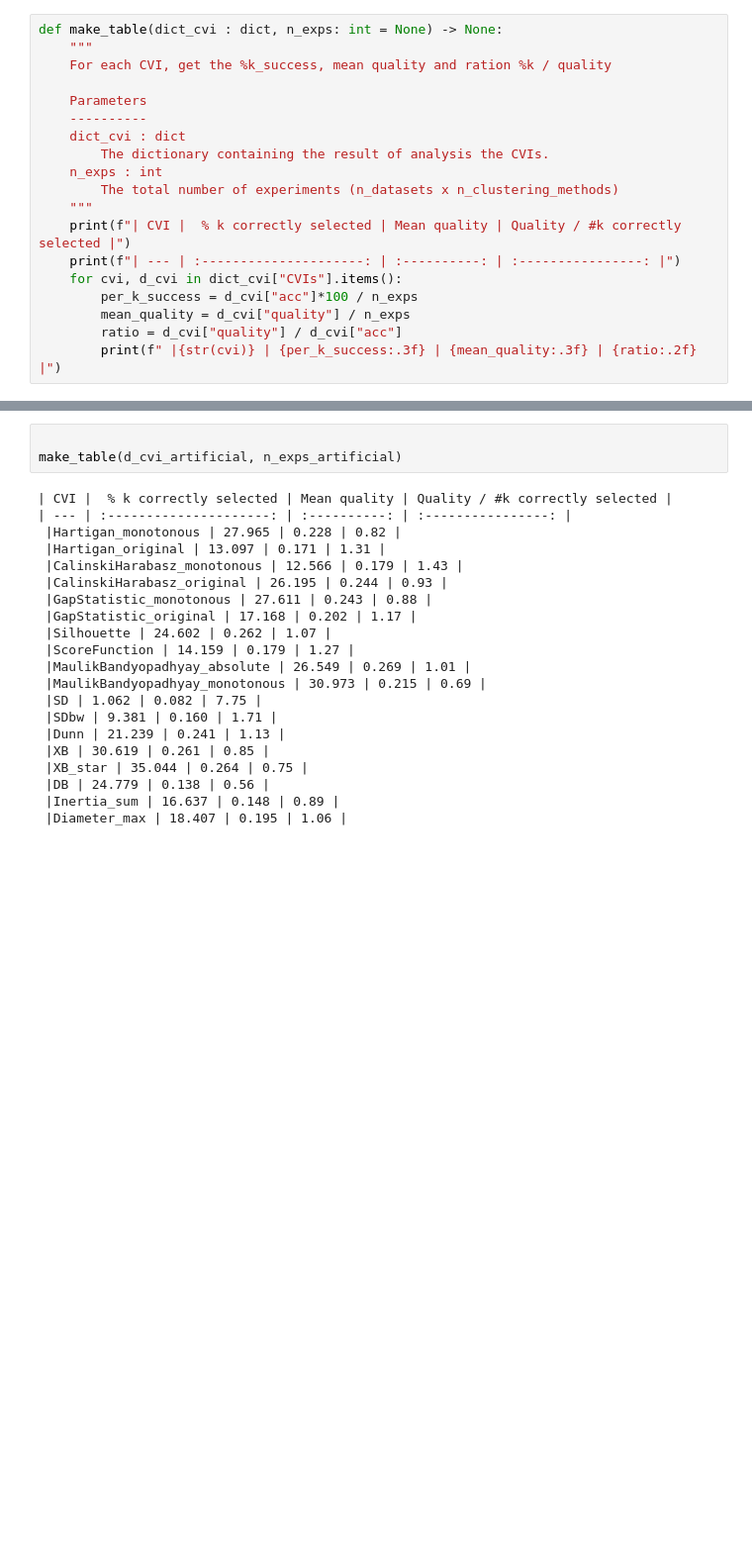
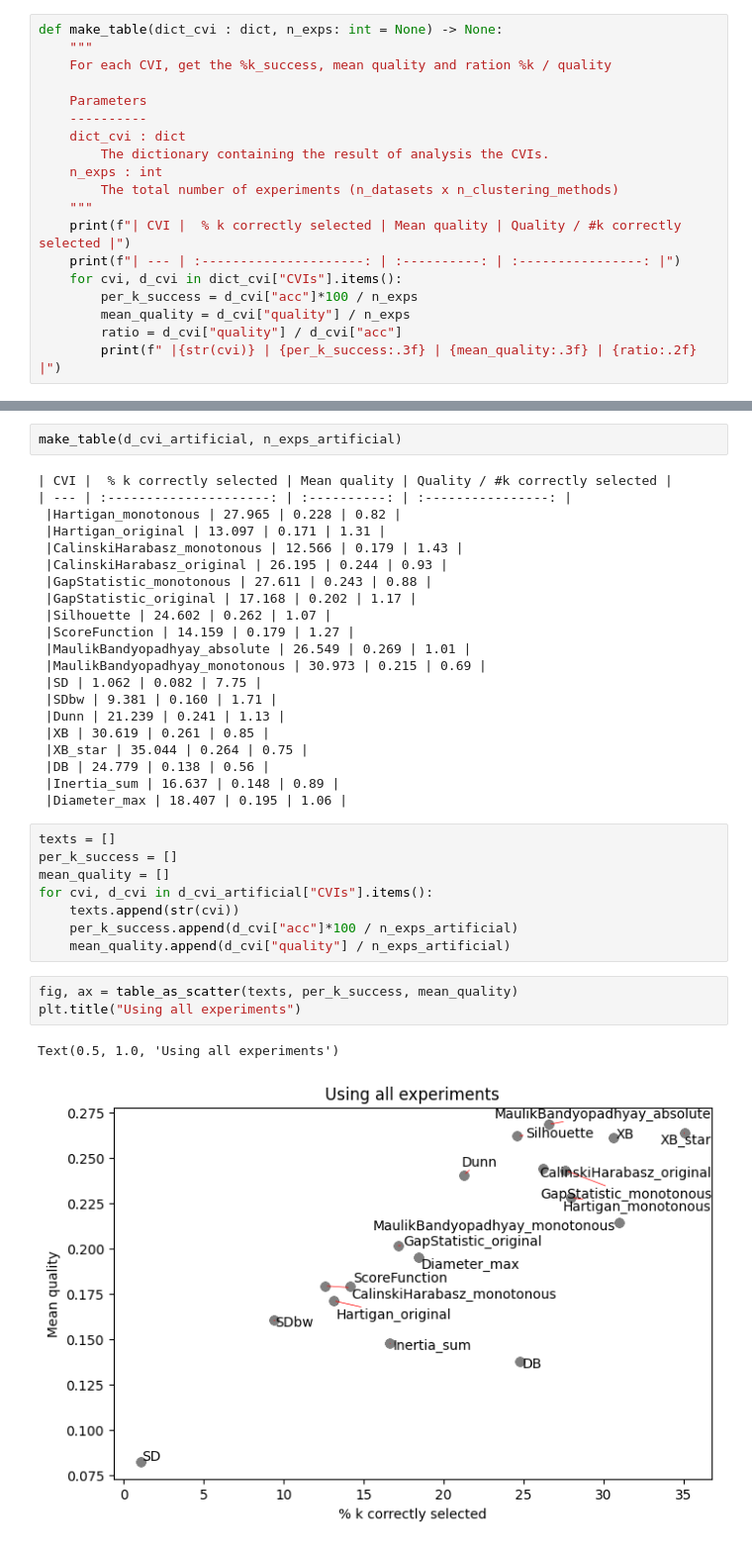
Before and after one commit to nglm/clusterexp, a Jupyter notebook: clusterexp/figure_paper.ipynb, the cells around one changed output, grey strips where cells are left out. Shown at 99% size. Cells and saved outputs as stored; diff of their text form; blank space fills up the shorter version.

Commit message:
added misclassified plots

```diff
--- a/clusterexp/figure_paper.ipynb
+++ b/clusterexp/figure_paper.ipynb
@@ -496,5 +545,4 @@ def make_table(dict_cvi : dict, n_exps: int = None) -> None:
 # %%
-
 make_table(d_cvi_artificial, n_exps_artificial)
 # %% [output]
 | CVI |  % k correctly selected | Mean quality | Quality / #k correctly selected |
@@ -517,5 +565,19 @@ make_table(d_cvi_artificial, n_exps_artificial)
  |DB | 24.779 | 0.138 | 0.56 |
  |Inertia_sum | 16.637 | 0.148 | 0.89 |
  |Diameter_max | 18.407 | 0.195 | 1.06 |
+# %%
+texts = []
+per_k_success = []
+mean_quality = []
+for cvi, d_cvi in d_cvi_artificial["CVIs"].items():
+    texts.append(str(cvi))
+    per_k_success.append(d_cvi["acc"]*100 / n_exps_artificial)
+    mean_quality.append(d_cvi["quality"] / n_exps_artificial)
+# %%
+fig, ax = table_as_scatter(texts, per_k_success, mean_quality)
+plt.title("Using all experiments")
+# %% [output]
+Text(0.5, 1.0, 'Using all experiments')
+[figure, added]
 # %%
 def make_table_VI(
```
Also changed, not shown: parts of 16 cells of this notebook, 3 other files.
